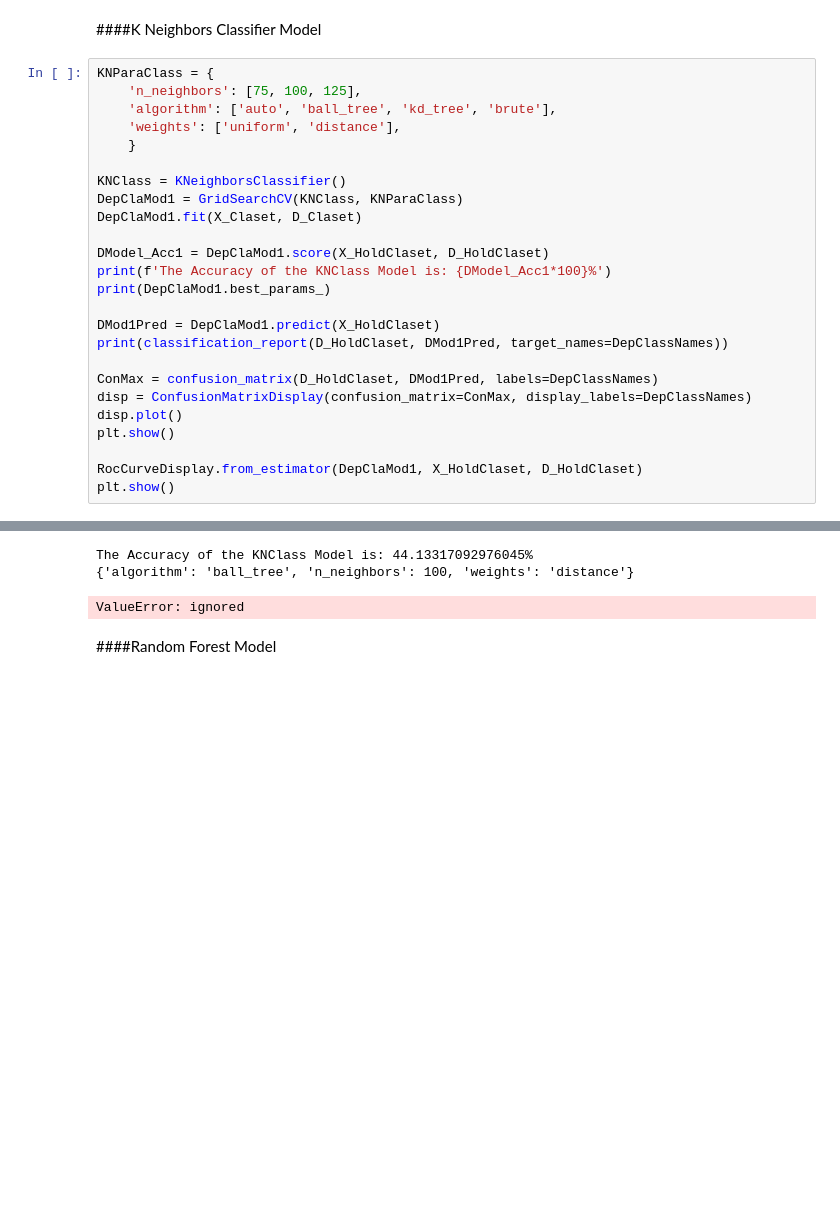
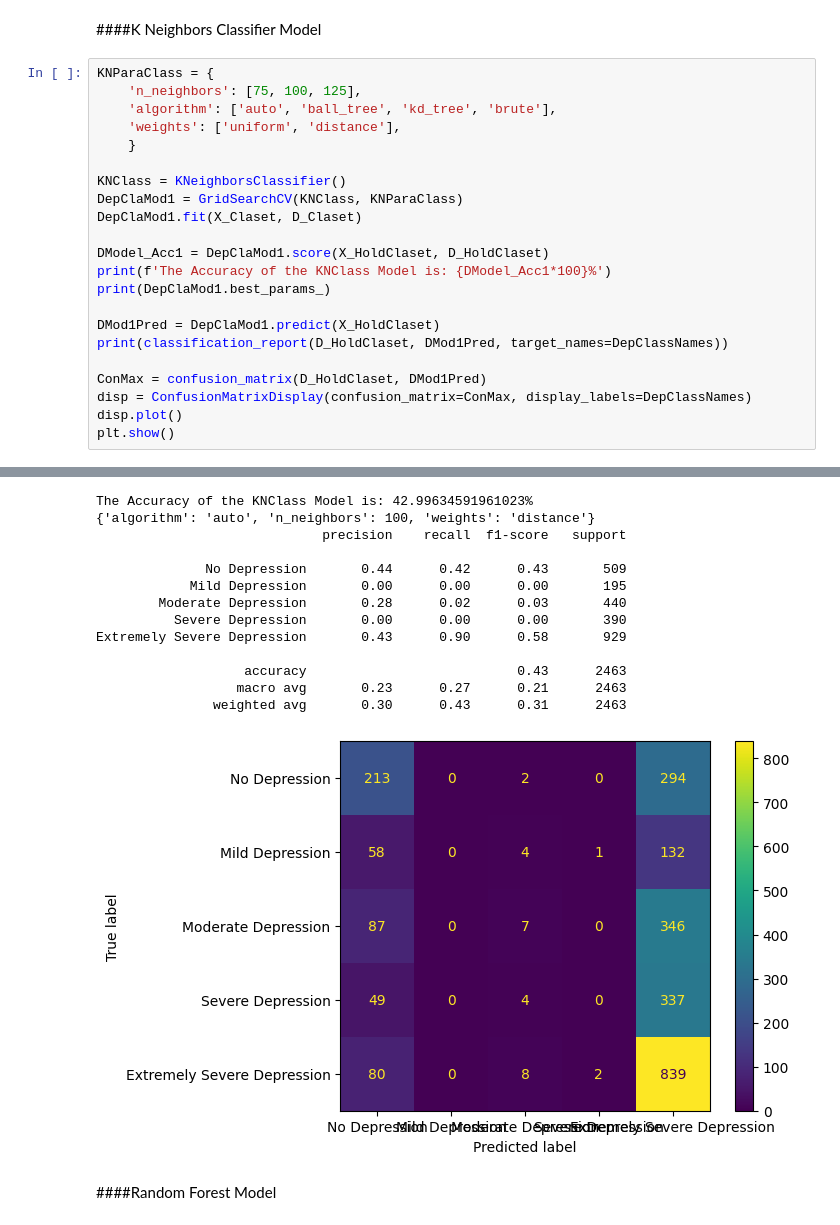
Before and after one commit to SeanWallinger/DataScienceProject, a Jupyter notebook: Data_Science_Project.ipynb, the cells around one changed output, grey strips where cells are left out. Drawn from its saved outputs; the diff is of its cells as text; blank space fills up the shorter version.

```diff
--- a/Data_Science_Project.ipynb
+++ b/Data_Science_Project.ipynb
@@ -1238,11 +1210,8 @@ print(DepClaMod1.best_params_)
 DMod1Pred = DepClaMod1.predict(X_HoldClaset)
 print(classification_report(D_HoldClaset, DMod1Pred, target_names=DepClassNames))
 
-ConMax = confusion_matrix(D_HoldClaset, DMod1Pred, labels=DepClassNames)
+ConMax = confusion_matrix(D_HoldClaset, DMod1Pred)
 disp = ConfusionMatrixDisplay(confusion_matrix=ConMax, display_labels=DepClassNames)
 disp.plot()
 plt.show()
-
-RocCurveDisplay.from_estimator(DepClaMod1, X_HoldClaset, D_HoldClaset)
-plt.show()
 # %% [output]
@@ -1250,6 +1219,17 @@ plt.show()
-The Accuracy of the KNClass Model is: 44.13317092976045%
-{'algorithm': 'ball_tree', 'n_neighbors': 100, 'weights': 'distance'}
+The Accuracy of the KNClass Model is: 42.99634591961023%
+{'algorithm': 'auto', 'n_neighbors': 100, 'weights': 'distance'}
+                             precision    recall  f1-score   support
+
+              No Depression       0.44      0.42      0.43       509
+            Mild Depression       0.00      0.00      0.00       195
+        Moderate Depression       0.28      0.02      0.03       440
+          Severe Depression       0.00      0.00      0.00       390
+Extremely Severe Depression       0.43      0.90      0.58       929
+
+                   accuracy                           0.43      2463
+                  macro avg       0.23      0.27      0.21      2463
+               weighted avg       0.30      0.43      0.31      2463
-ValueError: ignored
+[figure, added]
 # %% [markdown]
 ####Random Forest Model
 # %%
```
Also changed, not shown: parts of 56 cells of this notebook.
